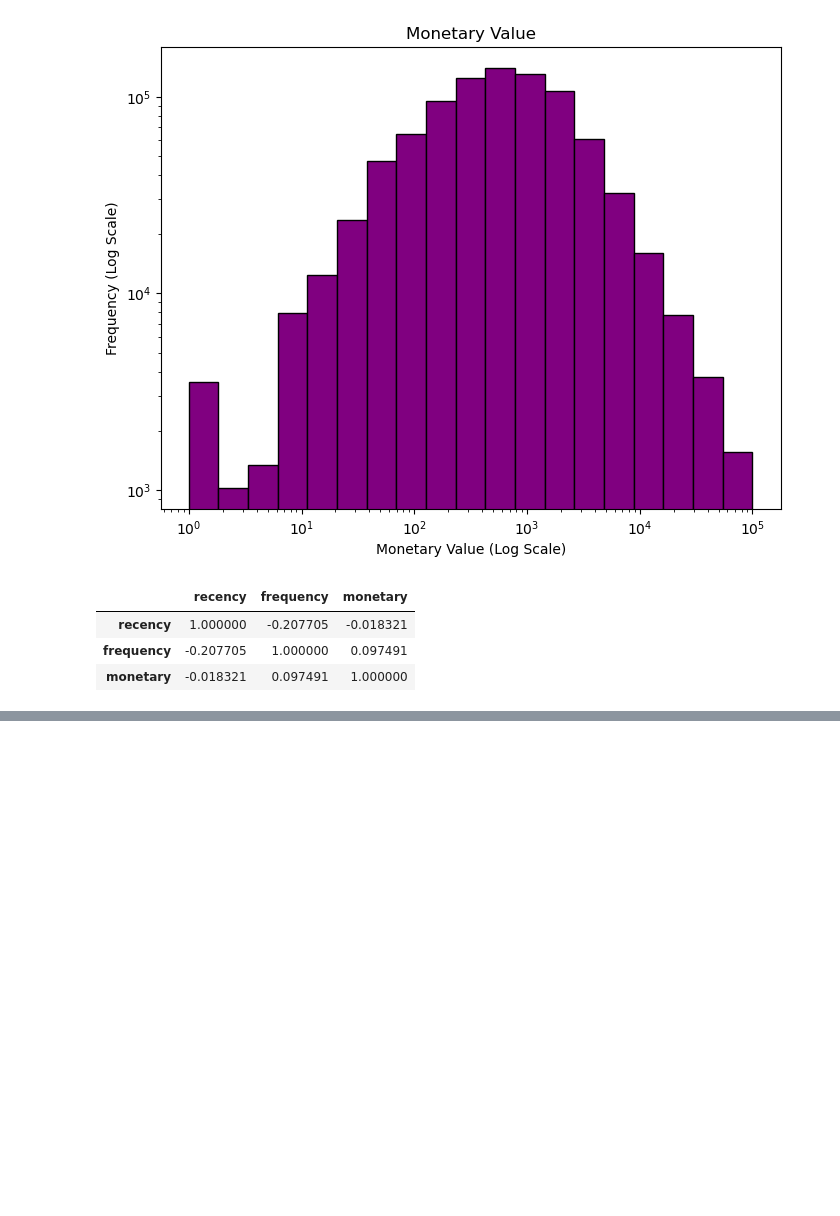
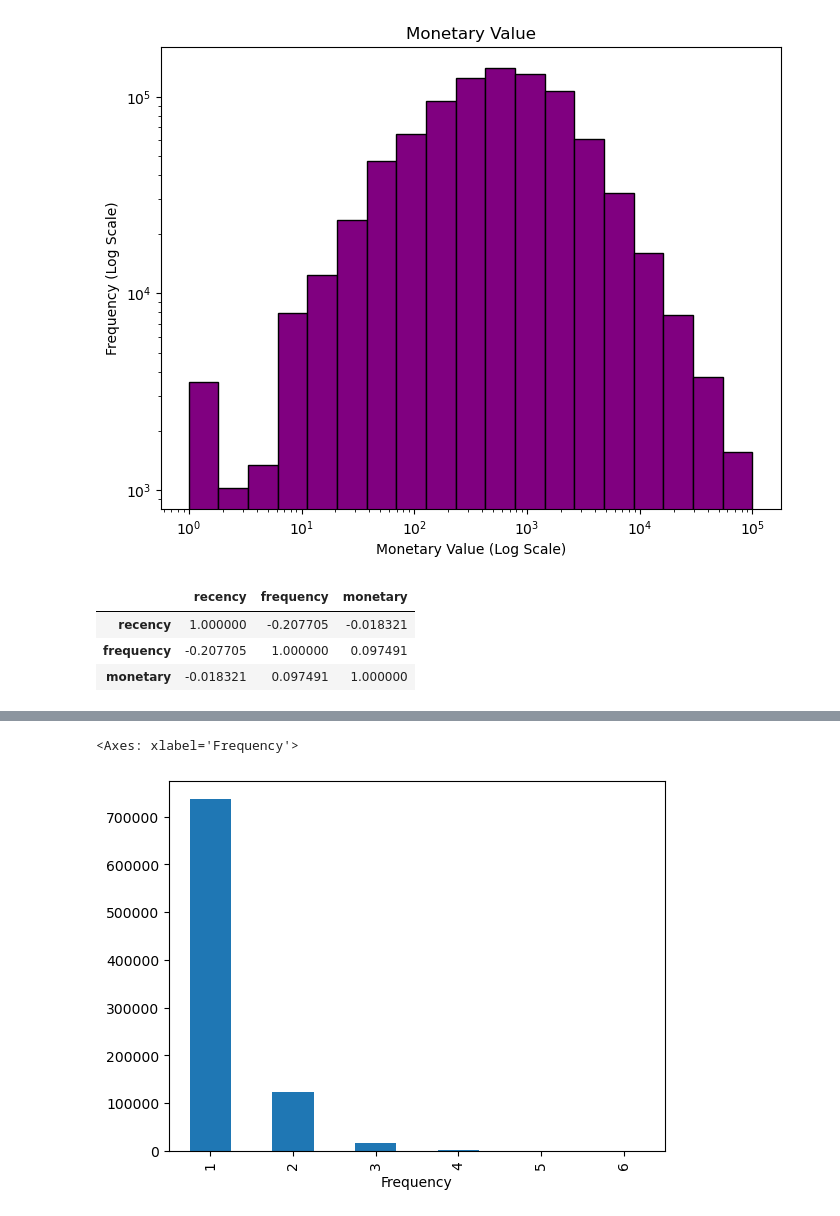
Before and after one commit to AdvanceBee/RFM-Analysis-Retail-Banking, a Jupyter notebook: RFM_Solution.ipynb, the cells around one changed output, grey strips where cells are left out. Drawn from its saved outputs; the diff is of its cells as text; code cells hidden in the pictures; blank space fills up the shorter version.

```diff
--- a/RFM_Solution.ipynb
+++ b/RFM_Solution.ipynb
@@ -1054,0 +949,3 @@ RFM_table.to_csv('rfm_output.csv', index=False)
+# %%
+# Calculate quantiles at 25%, 50%, and 75%
+quantiles = RFM_table[["Recency", "Frequency", "Monetary"]].quantile([0.25, 0.5, 0.75]).to_dict()
@@ -1054,0 +958,18 @@ RFM_table.to_csv('rfm_output.csv', index=False)
+# %%
+def rfm_segment(value, metric):
+    if value <= quantiles[metric][0.25]:
+        return 'Low'
+    elif value <= quantiles[metric][0.75]:
+        return 'Medium'
+    else:
+        return 'High'
+# %%
+RFM_table['Recency_Label'] = RFM_table['Recency'].apply(lambda x: rfm_segment(x, 'Recency'))
+RFM_table['Frequency_Label'] = RFM_table['Frequency'].apply(lambda x: rfm_segment(x, 'Frequency'))
+RFM_table['Monetary_Label'] = RFM_table['Monetary'].apply(lambda x: rfm_segment(x, 'Monetary'))
+# %%
+RFM_table['Segment_Label'] = (
+    RFM_table['Recency_Label'] + '_' +
+    RFM_table['Frequency_Label'] + '_' +
+    RFM_table['Monetary_Label']
+)
@@ -1054,0 +1045,5 @@ RFM_table.to_csv('rfm_output.csv', index=False)
+# %%
+RFM_table['Frequency'].value_counts().sort_index().plot(kind='bar')
+# %% [output]
+<Axes: xlabel='Frequency'>
+[figure, added]
```
Also changed, not shown: parts of 109 cells of this notebook, 4 other files.
